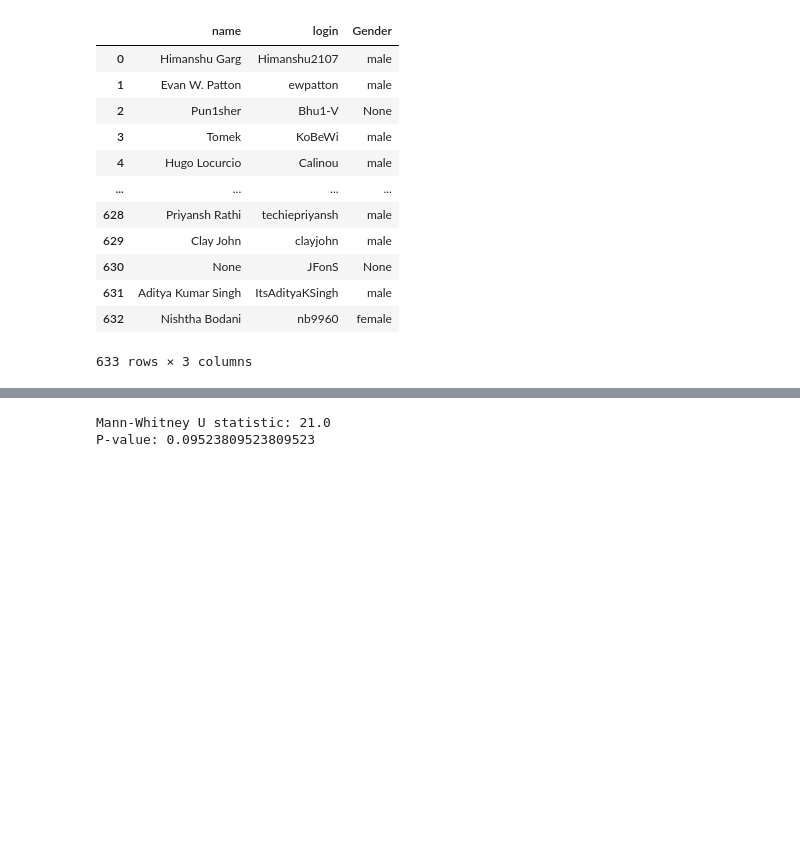
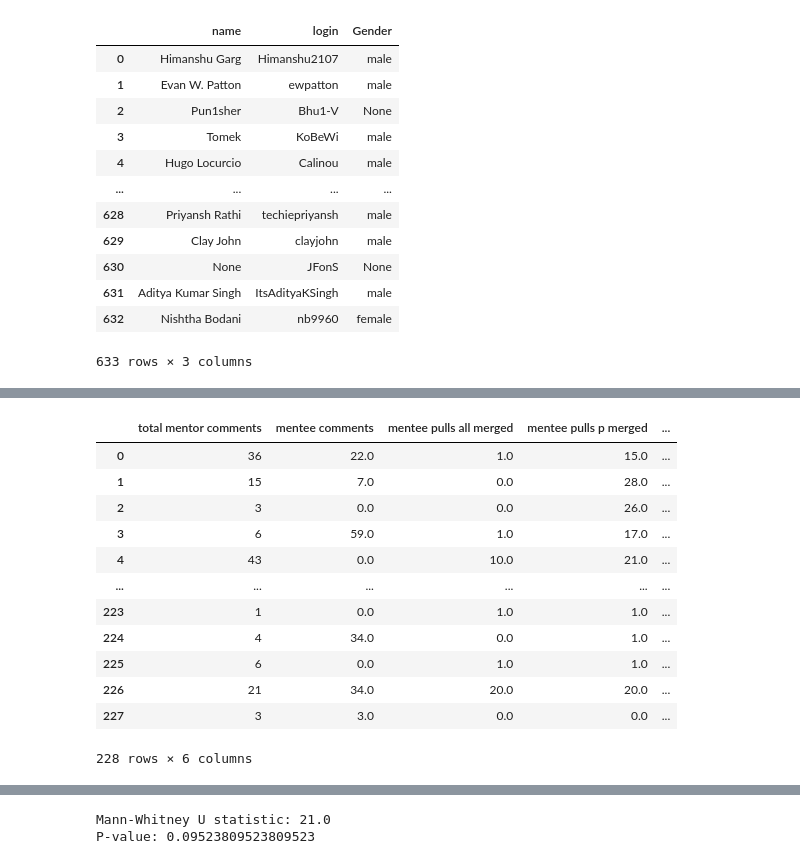
Before and after one commit to coffeehousejazz/honours_thesis, a Jupyter notebook: Code/new queries/GSoC2021.ipynb, the cells around one changed output, grey strips where cells are left out. Cells and saved outputs as stored; diff of their text form; code cells hidden in the pictures; blank space fills up the shorter version.

```diff
--- a/Code/new queries/GSoC2021.ipynb
+++ b/Code/new queries/GSoC2021.ipynb
@@ -782,3 +832,46 @@ gender_unsuccess
+# %%
+
+pca_chart = success
+pca_chart['success'] = True
+pca_chart
+
+pca_chart = pd.merge(mentee_pulls_sb_m, pca_chart, on='mentee_name')
+pca_chart = pca_chart.rename(columns={"total pulls": "mentee pulls b merged"})
+
+
+pca_chart = pd.merge(mentee_pulls2_m, pca_chart, on='mentee_name')
+pca_chart = pca_chart.rename(columns={"total pulls": "mentee pulls p merged"})
+
+
+pca_chart = pd.merge(mentee_pulls_success_m, pca_chart, on='mentee_name')
+pca_chart = pca_chart.rename(columns={"total pulls": "mentee pulls all merged"})
+
+
+pca_chart = pd.merge(mentee_comments_success, pca_chart, on='mentee_name')
+pca_chart = pca_chart.rename(columns={"total comments": "mentee comments"})
+
+pca_chart = pd.merge(mentor_comments, pca_chart, on='mentee_name')
+#unsuc_chart_prep = unsuc_chart_prep.rename(columns={"total pulls": "mentor comments during total"})
+pca_chart
+
+real_pca = pd.concat([pca_chart, unsuc_chart_prep])
+real_pca = pd.concat([pca_chart, unsuc_chart_prep]).reset_index(drop=True)
+real_pca = real_pca.drop(['mentee_name'], axis=1)
+real_pca
+# %% [output]
+|  | total mentor comments | mentee comments | mentee pulls all merged | mentee pulls p merged | ... |
+| 0 | 36 | 22.0 | 1.0 | 15.0 | ... |
+| 1 | 15 | 7.0 | 0.0 | 28.0 | ... |
+| 2 | 3 | 0.0 | 0.0 | 26.0 | ... |
+| 3 | 6 | 59.0 | 1.0 | 17.0 | ... |
+| 4 | 43 | 0.0 | 10.0 | 21.0 | ... |
+| ... | ... | ... | ... | ... | ... |
+| 223 | 1 | 0.0 | 1.0 | 1.0 | ... |
+| 224 | 4 | 34.0 | 0.0 | 1.0 | ... |
+| 225 | 6 | 0.0 | 1.0 | 1.0 | ... |
+| 226 | 21 | 34.0 | 20.0 | 20.0 | ... |
+| 227 | 3 | 3.0 | 0.0 | 0.0 | ... |
+228 rows × 6 columns
 # %%
 import pandas as pd
 import matplotlib.pyplot as plt
```
Also changed, not shown: parts of 15 cells of this notebook.
